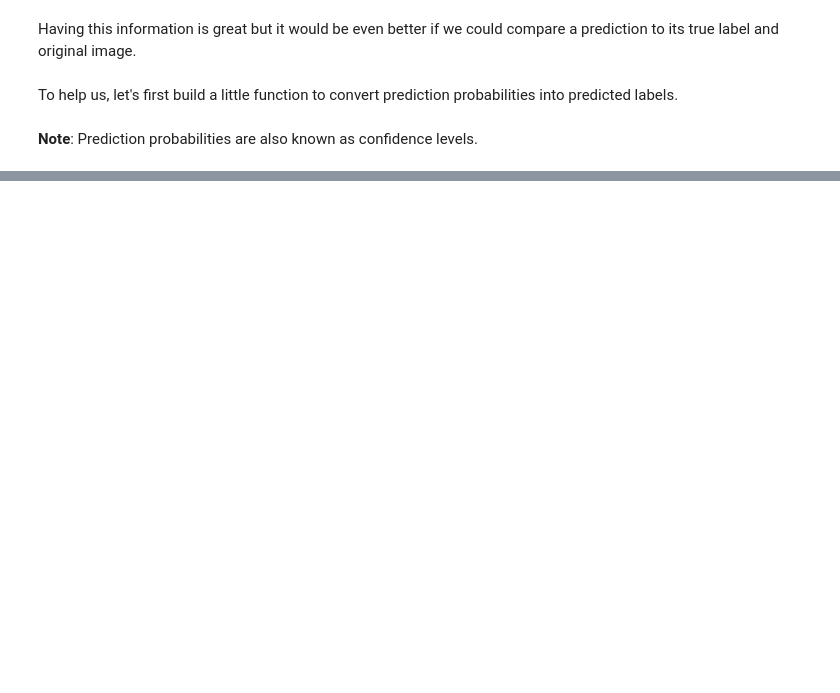
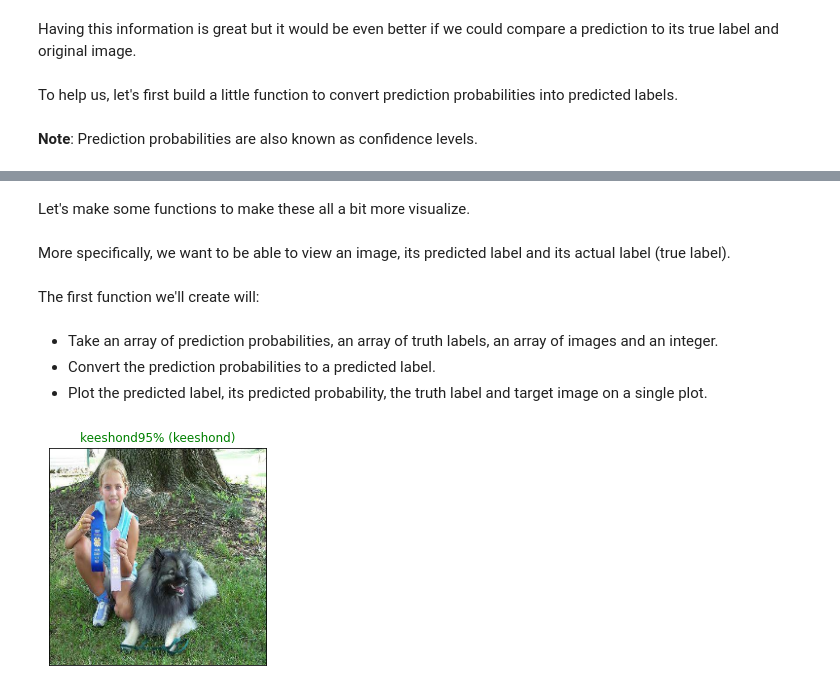
Before and after one commit to BilalELOTMANI/Dog-Breed_Classification, a Jupyter notebook: Dog_Breed_Identification.ipynb, the cells around one changed output, grey strips where cells are left out. Drawn from its saved outputs; the diff is of its cells as text; code cells hidden in the pictures; blank space fills up the shorter version.

```diff
--- a/Dog_Breed_Identification.ipynb
+++ b/Dog_Breed_Identification.ipynb
@@ -930,13 +930,13 @@ To help us, let's first build a little function to convert prediction probabilit
 # %% [markdown]
 **Note**: Prediction probabilities are also known as confidence levels.
 # %%
-# Turn prediction probabilities into their respectives label (easier to understand)
+# Turn prediction probabilities into their respective label (easier to understand)
 def get_pred_label(prediction_probabilities):
   """
-  Turns an array of prediction probabilities into a label
+  Turns an array of prediction probabilities into a label.
   """
   return unique_breeds[np.argmax(prediction_probabilities)]
 
-  # Get a predicted label based on an array of prediction probabilities
-  pred_label = get_pred_label(predictions[0])
-  pred_label
+# Get a predicted label based on an array of prediction probabilities
+pred_label = get_pred_label(predictions[0])
+pred_label
@@ -942,0 +997,42 @@ def get_pred_label(prediction_probabilities):
+# %% [markdown]
+Let's make some functions to make these all a bit more visualize.
+# %% [markdown]
+More specifically, we want to be able to view an image, its predicted label and its actual label (true label).
+# %% [markdown]
+The first function we'll create will:
+# %% [markdown]
+* Take an array of prediction probabilities, an array of truth labels, an array of images and an integer.
+* Convert the prediction probabilities to a predicted label.
+* Plot the predicted label, its predicted probability, the truth label and target image on a single plot.
+# %%
+def plot_pred(prediction_probabilities, labels, images, n=1):
+  """
+  View the prediction, ground truth label and image for sample n
+  """
+  pred_prob, true_label, image = prediction_probabilities[n], labels[n], images[n]
+
+  # get the pred label
+  pred_label = get_pred_label(pred_prob)
+
+  # plot image and remove ticks
+  plt.imshow(image)
+  plt.xticks([])
+  plt.yticks([])
+
+  # Change the color of the title depending on if the prediction is right or wrong
+  if pred_label == true_label:
+    color = 'green'
+  else:
+    color = 'red'
+
+  plt.title("{}{:2.0f}% ({})".format(pred_label,
+                                    np.max(pred_prob)*100,
+                                    true_label),
+                                    color=color)
+# %%
+# View an example prediction, original image and truth label
+plot_pred(prediction_probabilities = predictions,
+         labels = val_labels,
+         images = val_images)
+# %% [output]
+[figure, added]
```
Also changed, not shown: parts of 29 cells of this notebook.
